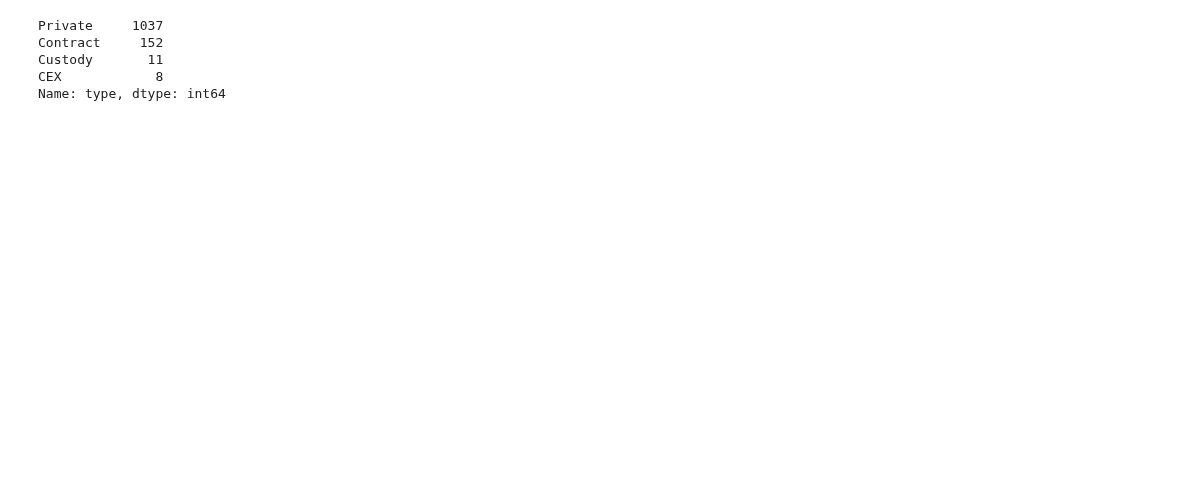
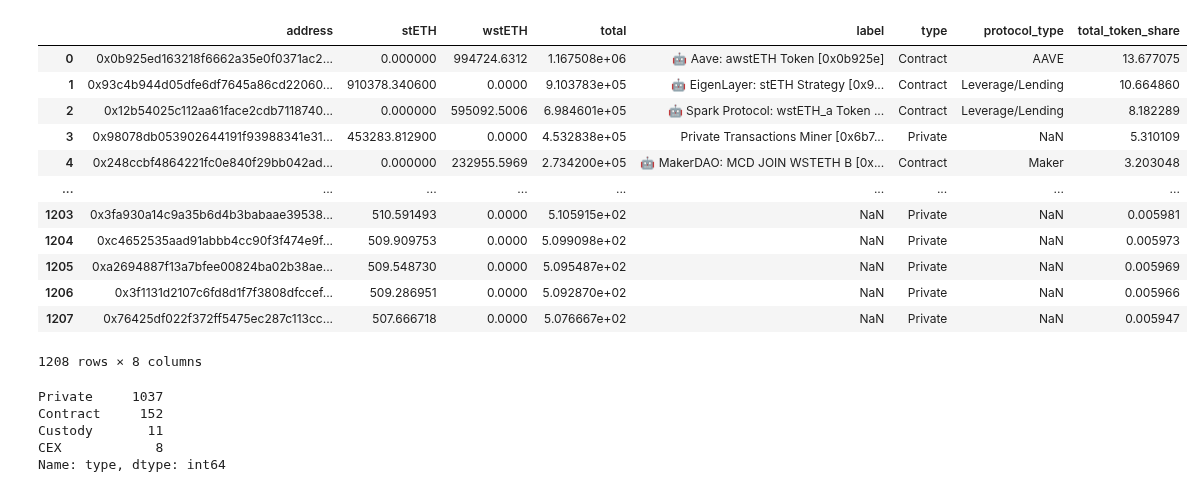
Before and after one commit to collectif-dao/dg-research, a Jupyter notebook: wallet_analysis.ipynb, the cells around one changed output. Saved outputs shown, nothing was run; the diff lists cells and outputs as text; code cells hidden in the pictures; blank space fills up the shorter version.

```diff
--- a/wallet_analysis.ipynb
+++ b/wallet_analysis.ipynb
@@ -43,3 +44,19 @@ wallet_df.loc[wallet_df.type.isna(), 'type'] = 'Private'
+# %%
+wallet_df
+# %% [output]
+|  | address | stETH | wstETH | total | label | type | protocol_type | total_token_share |
+| 0 | 0x0b925ed163218f6662a35e0f0371ac2... | 0.000000 | 994724.6312 | 1.167508e+06 | 🤖 Aave: awstETH Token [0x0b925e] | Contract | AAVE | 13.677075 |
+| 1 | 0x93c4b944d05dfe6df7645a86cd22060... | 910378.340600 | 0.0000 | 9.103783e+05 | 🤖 EigenLayer: stETH Strategy [0x9... | Contract | Leverage/Lending | 10.664860 |
+| 2 | 0x12b54025c112aa61face2cdb7118740... | 0.000000 | 595092.5006 | 6.984601e+05 | 🤖 Spark Protocol: wstETH_a Token ... | Contract | Leverage/Lending | 8.182289 |
+| 3 | 0x98078db053902644191f93988341e31... | 453283.812900 | 0.0000 | 4.532838e+05 | Private Transactions Miner [0x6b7... | Private | NaN | 5.310109 |
+| 4 | 0x248ccbf4864221fc0e840f29bb042ad... | 0.000000 | 232955.5969 | 2.734200e+05 | 🤖 MakerDAO: MCD JOIN WSTETH B [0x... | Contract | Maker | 3.203048 |
+| ... | ... | ... | ... | ... | ... | ... | ... | ... |
+| 1203 | 0x3fa930a14c9a35b6d4b3babaae39538... | 510.591493 | 0.0000 | 5.105915e+02 | NaN | Private | NaN | 0.005981 |
+| 1204 | 0xc4652535aad91abbb4cc90f3f474e9f... | 509.909753 | 0.0000 | 5.099098e+02 | NaN | Private | NaN | 0.005973 |
+| 1205 | 0xa2694887f13a7bfee00824ba02b38ae... | 509.548730 | 0.0000 | 5.095487e+02 | NaN | Private | NaN | 0.005969 |
+| 1206 | 0x3f1131d2107c6fd8d1f7f3808dfccef... | 509.286951 | 0.0000 | 5.092870e+02 | NaN | Private | NaN | 0.005966 |
+| 1207 | 0x76425df022f372ff5475ec287c113cc... | 507.666718 | 0.0000 | 5.076667e+02 | NaN | Private | NaN | 0.005947 |
+1208 rows × 8 columns
 # %%
 wallet_df.type.value_counts()
 # %% [output]
```
Also changed, not shown: parts of 11 cells of this notebook, 6 other files.
